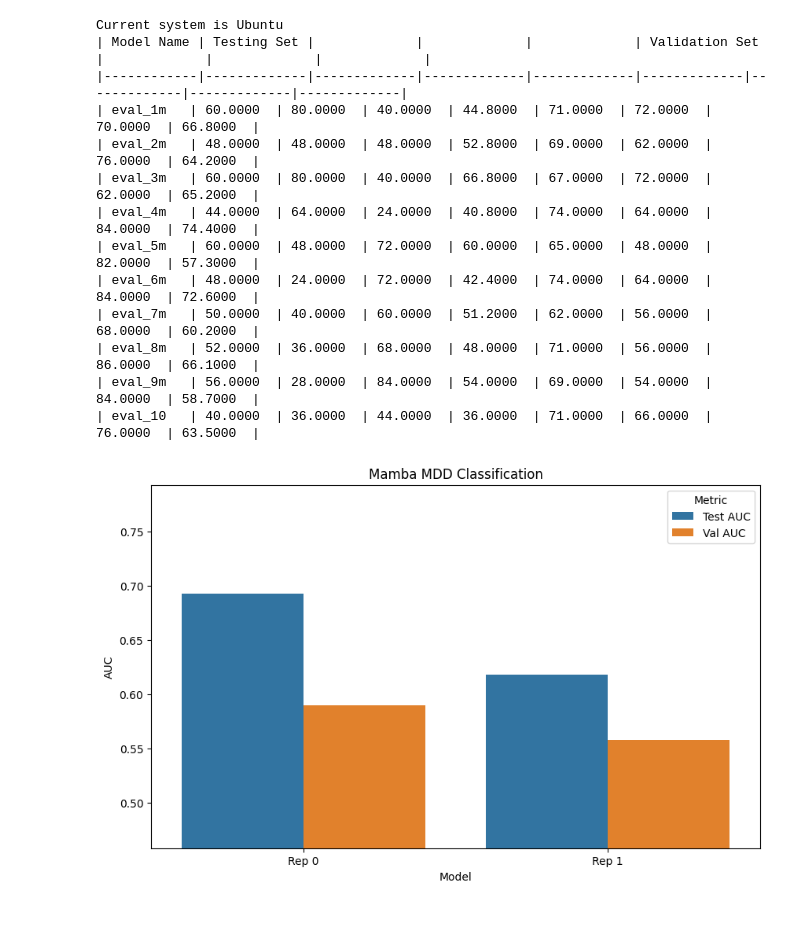
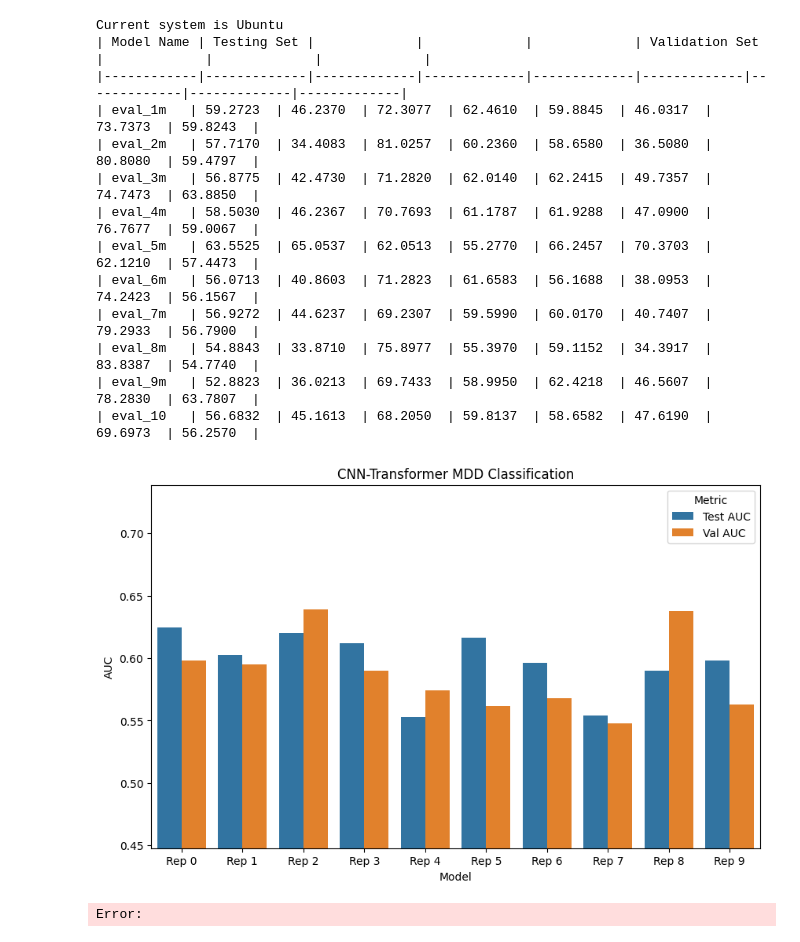
Before and after one commit to jinyuanwong/fnirs-treatment-response-prediction, a Jupyter notebook: scripts/result_analysis/simply_read.ipynb, the cells around one changed output. Cells and saved outputs as stored; diff of their text form; code cells hidden in the pictures.

```diff
--- a/scripts/result_analysis/simply_read.ipynb
+++ b/scripts/result_analysis/simply_read.ipynb
@@ -37,13 +37,13 @@ def delete_files_starting_with(directory, prefix):
 
 model_name = 'cnn_transformer'
 config_name = 'skf_v0mdd_classification_jamba'
-dataset = 'raw_diagnosis_110_fabeha_dataset_hb_all'
+dataset = 'diagnosis514'
 model_config_dict = {
     # 'jamba_multimodal':[ f'eval{i}mdd_classification_jamba' for i in range(2)],
     # 'cnn_transformer': [f'eval{i}mdd_classification_jamba_subject_110_hb_simple_all_1d_SPECIFY_FOLD_5_nor' for i in range(1, 6)],
     # 'mamba': [f'eval_{i}mdd_classification_mamba_subject_all_hb_simple_all_1d_SPECIFY_FOLD_2_nor' for i in range(1, 11)],
     # 'jamba_hybrid': [f'eval_{i}mdd_classification_mamba_subject_all_seq_ch_hb_data_1d_SPECIFY_FOLD_5_nor_with_glbpool' for i in range(1,4)],
-    'jamba': [f'eval_{i}mdd_classification_jamba_subject_110_hb_simple_all_1d_SPECIFY_FOLD_4_nor_raw' for i in range(1,11)],
+    'cnn_transformer': [f'eval_{i}mdd_classification_mamba_subject_all_seq_ch_hb_simple_all_1d_SPECIFY_FOLD_3_holdout_4_nor' for i in range(1,11)],
 
     # 'mamba': [f'eval_{i}mdd_classification_mamba_subject_all_seq_ch_hb_data_1d_SPECIFY_FOLD_5_nor_with_glbpool' for i in range(1,3)],
 
@@ -78,7 +78,7 @@ model_config_dict = {
     #           'skf_s10_300patiencesmdd_classification_jamba']),
     # 'mamba': ['skf_v0mdd_classification_mamba']
 }
-num_of_k_fold = 5
+num_of_k_fold = 3
 
 validation_name = f'SKF_holdout/stratified_nested_{num_of_k_fold}_CV_fold'
 
@@ -145,16 +145,16 @@ for model_name, config_names in model_config_dict.items():
 Current system is Ubuntu
 | Model Name | Testing Set |             |             |             | Validation Set |             |             |             |
 |------------|-------------|-------------|-------------|-------------|-------------|-------------|-------------|-------------|
-| eval_1m   | 60.0000  | 80.0000  | 40.0000  | 44.8000  | 71.0000  | 72.0000  | 70.0000  | 66.8000  |
-| eval_2m   | 48.0000  | 48.0000  | 48.0000  | 52.8000  | 69.0000  | 62.0000  | 76.0000  | 64.2000  |
-| eval_3m   | 60.0000  | 80.0000  | 40.0000  | 66.8000  | 67.0000  | 72.0000  | 62.0000  | 65.2000  |
-| eval_4m   | 44.0000  | 64.0000  | 24.0000  | 40.8000  | 74.0000  | 64.0000  | 84.0000  | 74.4000  |
-| eval_5m   | 60.0000  | 48.0000  | 72.0000  | 60.0000  | 65.0000  | 48.0000  | 82.0000  | 57.3000  |
-| eval_6m   | 48.0000  | 24.0000  | 72.0000  | 42.4000  | 74.0000  | 64.0000  | 84.0000  | 72.6000  |
-| eval_7m   | 50.0000  | 40.0000  | 60.0000  | 51.2000  | 62.0000  | 56.0000  | 68.0000  | 60.2000  |
-| eval_8m   | 52.0000  | 36.0000  | 68.0000  | 48.0000  | 71.0000  | 56.0000  | 86.0000  | 66.1000  |
-| eval_9m   | 56.0000  | 28.0000  | 84.0000  | 54.0000  | 69.0000  | 54.0000  | 84.0000  | 58.7000  |
-| eval_10   | 40.0000  | 36.0000  | 44.0000  | 36.0000  | 71.0000  | 66.0000  | 76.0000  | 63.5000  |
+| eval_1m   | 59.2723  | 46.2370  | 72.3077  | 62.4610  | 59.8845  | 46.0317  | 73.7373  | 59.8243  |
+| eval_2m   | 57.7170  | 34.4083  | 81.0257  | 60.2360  | 58.6580  | 36.5080  | 80.8080  | 59.4797  |
+| eval_3m   | 56.8775  | 42.4730  | 71.2820  | 62.0140  | 62.2415  | 49.7357  | 74.7473  | 63.8850  |
+| eval_4m   | 58.5030  | 46.2367  | 70.7693  | 61.1787  | 61.9288  | 47.0900  | 76.7677  | 59.0067  |
+| eval_5m   | 63.5525  | 65.0537  | 62.0513  | 55.2770  | 66.2457  | 70.3703  | 62.1210  | 57.4473  |
+| eval_6m   | 56.0713  | 40.8603  | 71.2823  | 61.6583  | 56.1688  | 38.0953  | 74.2423  | 56.1567  |
+| eval_7m   | 56.9272  | 44.6237  | 69.2307  | 59.5990  | 60.0170  | 40.7407  | 79.2933  | 56.7900  |
+| eval_8m   | 54.8843  | 33.8710  | 75.8977  | 55.3970  | 59.1152  | 34.3917  | 83.8387  | 54.7740  |
+| eval_9m   | 52.8823  | 36.0213  | 69.7433  | 58.9950  | 62.4218  | 46.5607  | 78.2830  | 63.7807  |
+| eval_10   | 56.6832  | 45.1613  | 68.2050  | 59.8137  | 58.6582  | 47.6190  | 69.6973  | 56.2570  |
 # %%
 import matplotlib.pyplot as plt
 import seaborn as sns
@@ -165,35 +165,36 @@ def compare_metric_many_itr(test_metric, val_metric, metric_name, title_name):
         'Name': [f'Rep {i}' for i in range(len(test_metric))],
         f'Test {metric_name}': test_metric,
         f'Val {metric_name}': val_metric
     }
 
     # Create a DataFrame
     df = pd.DataFrame(data)
 
     # Melt the DataFrame to long-form for seaborn
     df_melted = df.melt(id_vars='Name', value_vars=['Test AUC', 'Val AUC'], var_name='Metric', value_name='AUC')
 
     # Create the plot
     plt.figure(figsize=(10, 6))
     sns.barplot(data=df_melted, x='Name', y='AUC', hue='Metric')
     plt.title('Comparison of Test AUC and Validation AUC')
     plt.ylabel('AUC')
     plt.xlabel('Model')
     plt.legend(title='Metric')
     plt.title(title_name)
     min_val = min(df_melted['AUC']) - 0.1
     max_val = max(df_melted['AUC']) + 0.1
 
     plt.ylim(min_val, max_val)  # Set y-axis limits for better visualization
     plt.show()
 
 test_auc = np.array(all_test_metrics)[:, -1]
 val_auc = np.array(all_val_metrics)[:, -1]
 test_auc, val_auc
-title_name = 'Mamba MDD Classification'
+title_name = 'CNN-Transformer MDD Classification'
 compare_metric_many_itr(test_auc, val_auc, 'AUC', title_name)
 # %% [output]
-[figure, old version]
+[figure, new version]
+Error:
 # %%
 # read the best acc and its corresponding epoch
 import pandas as pd
```
Also changed, not shown: 5 other files.
